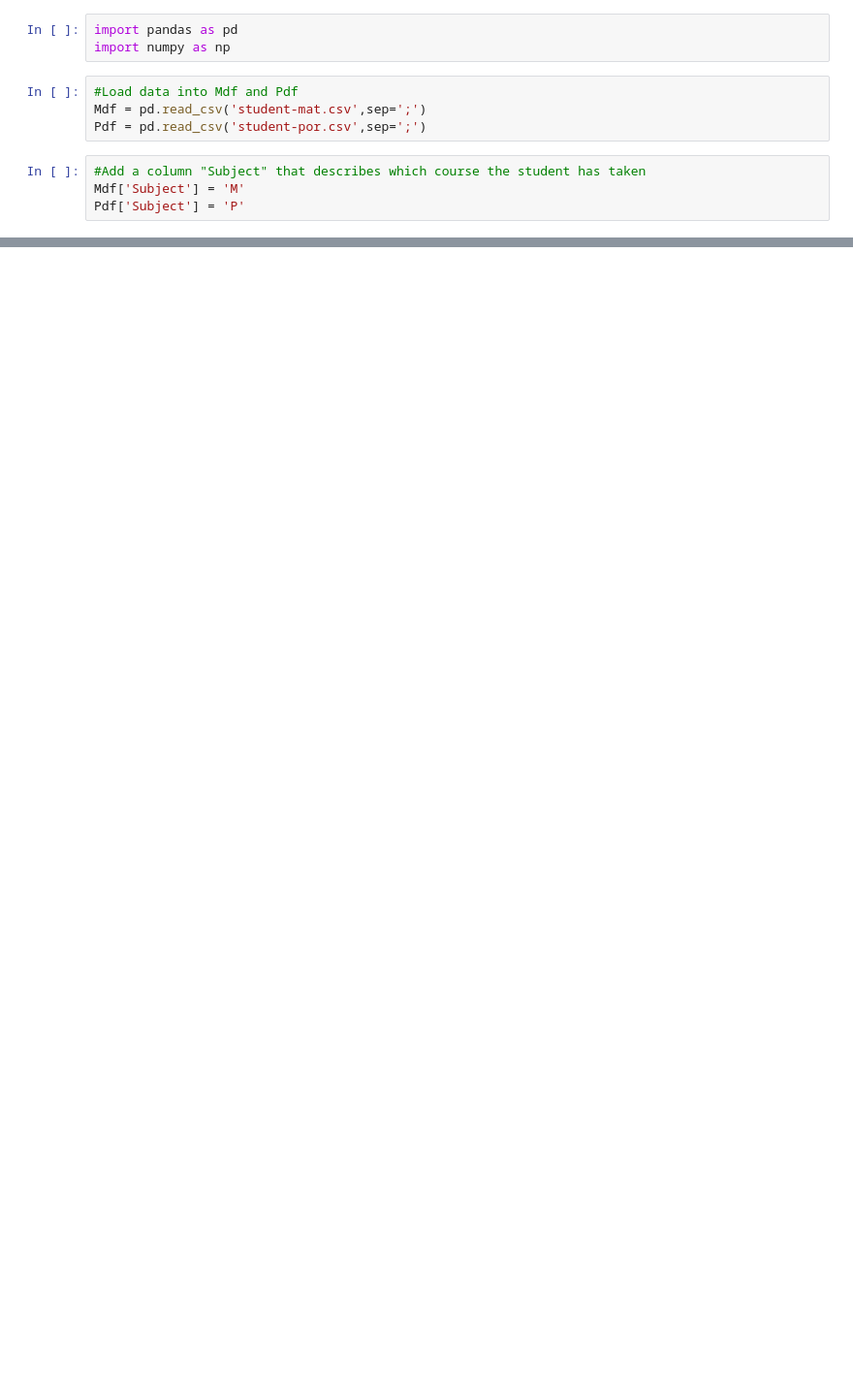
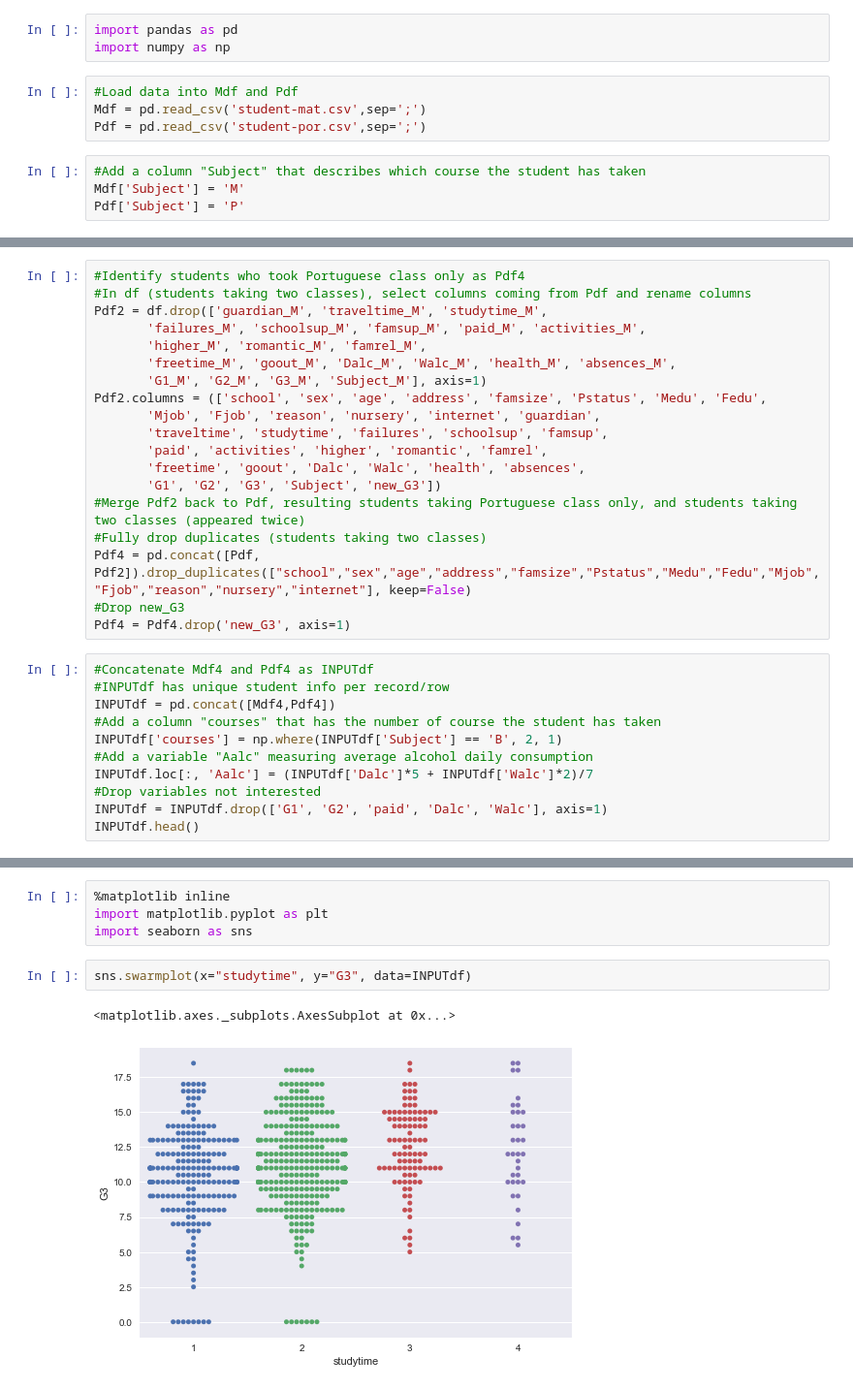
Before and after one commit to haojing9058/Comparison-of-Regression-Machine-Learning-Algorithms-of-Explaining-Students-Academic-Performance, a Jupyter notebook: student_alcohol_consumption.ipynb, the cells around one changed output, grey strips where cells are left out. Shown: that part at 97% size. Saved outputs shown, nothing was run; the diff lists cells and outputs as text; blank space fills up the shorter version.

```diff
--- a/student_alcohol_consumption.ipynb
+++ b/student_alcohol_consumption.ipynb
@@ -284,0 +54,30 @@ svr_rbf.score(X_train_new, y_train)
+# %%
+#Identify students who took Portuguese class only as Pdf4
+#In df (students taking two classes), select columns coming from Pdf and rename columns
+Pdf2 = df.drop(['guardian_M', 'traveltime_M', 'studytime_M',
+       'failures_M', 'schoolsup_M', 'famsup_M', 'paid_M', 'activities_M',
+       'higher_M', 'romantic_M', 'famrel_M',
+       'freetime_M', 'goout_M', 'Dalc_M', 'Walc_M', 'health_M', 'absences_M',
+       'G1_M', 'G2_M', 'G3_M', 'Subject_M'], axis=1)
+Pdf2.columns = (['school', 'sex', 'age', 'address', 'famsize', 'Pstatus', 'Medu', 'Fedu',
+       'Mjob', 'Fjob', 'reason', 'nursery', 'internet', 'guardian',
+       'traveltime', 'studytime', 'failures', 'schoolsup', 'famsup',
+       'paid', 'activities', 'higher', 'romantic', 'famrel',
+       'freetime', 'goout', 'Dalc', 'Walc', 'health', 'absences',
+       'G1', 'G2', 'G3', 'Subject', 'new_G3'])
+#Merge Pdf2 back to Pdf, resulting students taking Portuguese class only, and students taking two classes (appeared twice)
+#Fully drop duplicates (students taking two classes)
+Pdf4 = pd.concat([Pdf, Pdf2]).drop_duplicates(["school","sex","age","address","famsize","Pstatus","Medu","Fedu","Mjob","Fjob","reason","nursery","internet"], keep=False)
+#Drop new_G3
+Pdf4 = Pdf4.drop('new_G3', axis=1)
+# %%
+#Concatenate Mdf4 and Pdf4 as INPUTdf
+#INPUTdf has unique student info per record/row
+INPUTdf = pd.concat([Mdf4,Pdf4])
+#Add a column "courses" that has the number of course the student has taken
+INPUTdf['courses'] = np.where(INPUTdf['Subject'] == 'B', 2, 1)
+#Add a variable "Aalc" measuring average alcohol daily consumption
+INPUTdf.loc[:, 'Aalc'] = (INPUTdf['Dalc']*5 + INPUTdf['Walc']*2)/7
+#Drop variables not interested
+INPUTdf = INPUTdf.drop(['G1', 'G2', 'paid', 'Dalc', 'Walc'], axis=1)
+INPUTdf.head()
@@ -284,0 +94,9 @@ svr_rbf.score(X_train_new, y_train)
+# %%
+%matplotlib inline
+import matplotlib.pyplot as plt
+import seaborn as sns
+# %%
+sns.swarmplot(x="studytime", y="G3", data=INPUTdf)
+# %% [output]
+<matplotlib.axes._subplots.AxesSubplot at 0x...>
+[figure, added]
```
Also changed, not shown: parts of 58 cells of this notebook.
